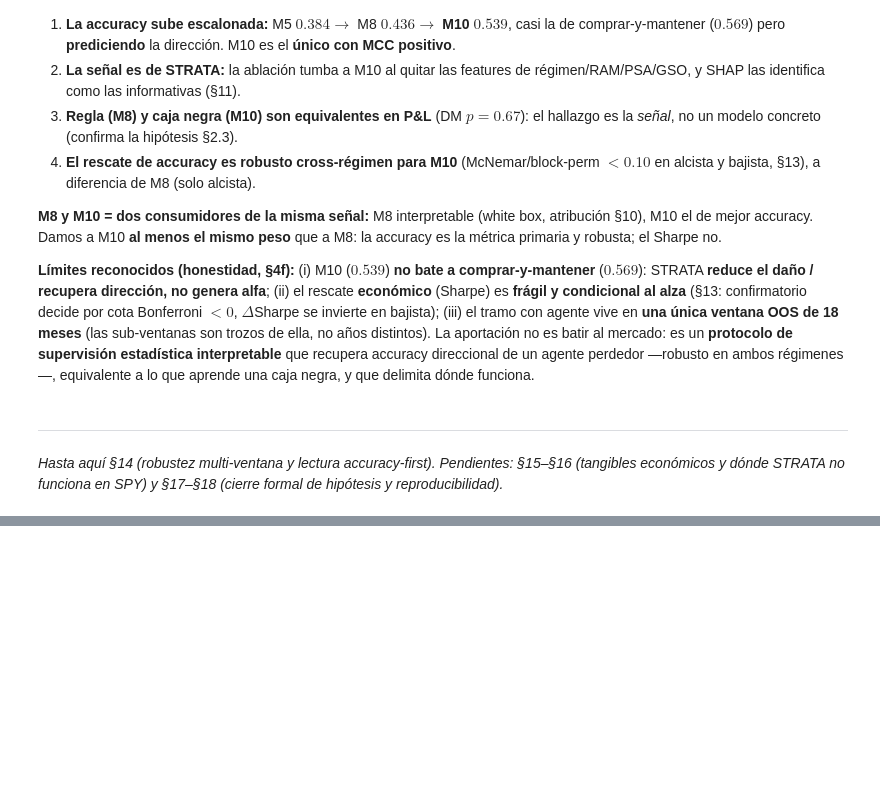
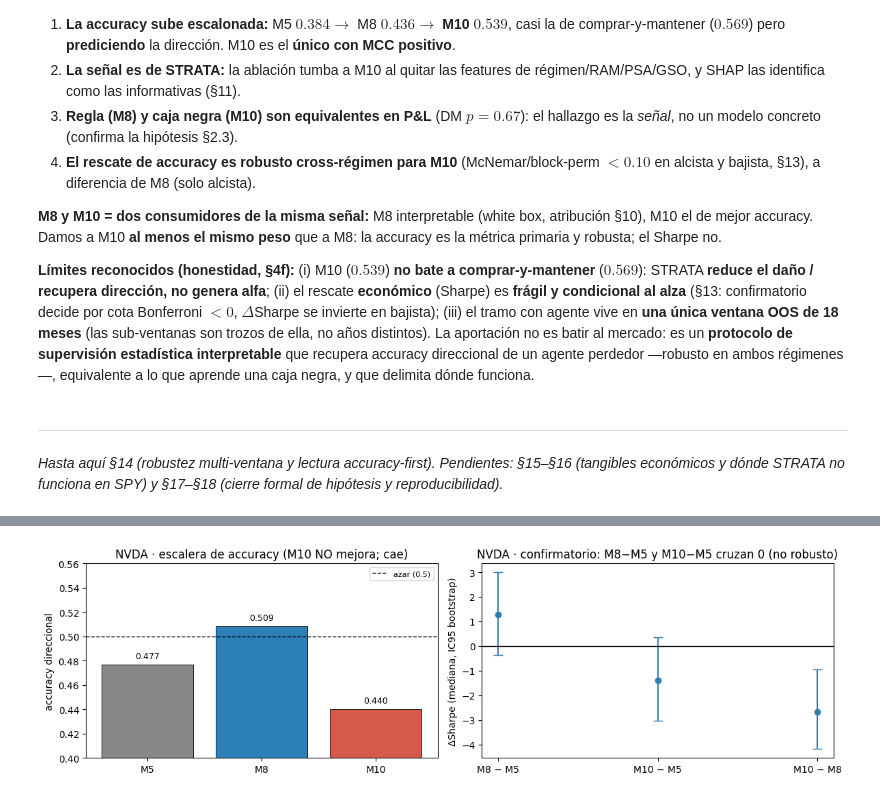
Before and after one commit to RaquelGarciah/Real-time-statistical-supervision-of-an-AI-trading-agent, a Jupyter notebook: notebooks/strata_canonical.ipynb, the cells around one changed output, grey strips where cells are left out. Cells and saved outputs as stored; diff of their text form; code cells hidden in the pictures; blank space fills up the shorter version.

```diff
--- a/notebooks/strata_canonical.ipynb
+++ b/notebooks/strata_canonical.ipynb
@@ -1875,0 +2036,82 @@ económicos y dónde STRATA no funciona en SPY) y §17–§18 (cierre formal de
+# %%
+# Aplicación de los modelos sobre NVDA: todo desde walkforward_robustez_nvda.json (réplica del de SPY).
+import json
+import numpy as np, pandas as pd
+import matplotlib.pyplot as plt
+
+wf_n = json.load(open("outputs/experiments/walkforward_robustez_nvda.json"))
+mt = wf_n["master_table"]
+
+ladder_n = pd.DataFrame({
+    "accuracy": [mt["m5"]["accuracy"], mt["m8"]["accuracy"], mt["m10"]["accuracy"]],
+    "MCC":      [mt["m5"]["mcc"],      mt["m8"]["mcc"],      mt["m10"]["mcc"]],
+    "AUC":      [mt["m5"]["auc"],      mt["m8"]["auc"],      mt["m10"]["auc"]],
+    "Sharpe":   [mt["m5"]["sharpe"],   mt["m8"]["sharpe"],   mt["m10"]["sharpe"]],
+    "equity_€1000": [1000*mt["m5"]["equity_final"], 1000*mt["m8"]["equity_final"], 1000*mt["m10"]["equity_final"]],
+}, index=["M5 (agente solo)", "M8 (regla STRATA, white box)", "M10 (XGBoost sobre features STRATA)"])
+print("Escalera NVDA (accuracy PRIMARIA; Sharpe ilustrativo y frágil):")
+display(ladder_n.round(3))
+
+# Confirmatorio: bootstrap estacionario PAREADO; el VEREDICTO usa la cota Bonferroni de 2 (no el IC95).
+conf = wf_n["part_b_confirmatory"]
+conf_tbl = pd.DataFrame({
+    "mediana ΔSharpe": [conf[k]["median_delta_sharpe"] for k in ("m8_vs_m5","m10_vs_m5","m10_vs_m8")],
+    "IC95 low":        [conf[k]["ci95_boot"]["low"]  for k in ("m8_vs_m5","m10_vs_m5","m10_vs_m8")],
+    "IC95 high":       [conf[k]["ci95_boot"]["high"] for k in ("m8_vs_m5","m10_vs_m5","m10_vs_m8")],
+    "cota Bonf (veredicto)": [conf[k]["ci_bonf2_low"] for k in ("m8_vs_m5","m10_vs_m5","m10_vs_m8")],
+}, index=["M8 − M5", "M10 − M5", "M10 − M8"])
+conf_tbl["robusto (cota>0)"] = conf_tbl["cota Bonf (veredicto)"] > 0
+print("\nConfirmatorio ΔSharpe (bootstrap estacionario pareado, Politis-Romano):")
+display(conf_tbl.round(3))
+
+# Parte A (robustez inter-época del MODELO) e informatividad direccional del régimen.
+pa = wf_n["part_a"]
+print(f"\nParte A · K=3 domina a K=2 en {pa['heldout_ll']['k3_domina_frac']:.3f} de los orígenes "
+      f"(el MODELO de régimen generaliza). Pero informatividad DIRECCIONAL del régimen: "
+      f"frac ventanas acc≥0.5 = {pa['directional']['frac_windows_acc_ge_0p5']:.3f}, "
+      f"sign test k={pa['directional']['sign_test']['k']}/{pa['directional']['sign_test']['n']} "
+      f"p={pa['directional']['sign_test']['p']:.2f} → NO informativo.")
+
+# McNemar estratificado por régimen y por drift (Holm). Ningún estrato sobrevive la corrección.
+print("\nMcNemar estratificado (M8 vs M5), p_adj de Holm por estrato:")
+holm = wf_n["stratified_mcnemar"]["m8_vs_m5"]["holm_bonferroni"]
+display(pd.Series({k: v["p_adj"] for k, v in holm.items()}, name="Holm p_adj").round(3))
+print("→ Ningún estrato (régimen ni signo de drift) muestra diferencia significativa: p_adj=1.0 en todos.")
+
+# Deflated Sharpe RE-DECLARADO (condición de rigor): n_trials=3 SUBESTIMA el grid explorado.
+dsr = wf_n["deflated_sharpe"]
+print(f"\nDeflated Sharpe (López de Prado): M8 DSR={dsr['m8']['dsr']:.3f}, M10 DSR={dsr['m10']['dsr']:.3f} "
+      f"(reportados con n_trials={dsr['m8']['n_trials']}).")
+print("  n_trials=3 subestima el espacio de búsqueda (4 variantes override A/B/C/D × modos GSO × esquemas")
+print("  de ventana × τ ⇒ ≥10 configuraciones). Con el grid real el DSR de M8 cae por debajo de 0.5:")
+print("  P(Sharpe>0) ≈ azar. NO se afirma que M8 sobreviva al Deflated Sharpe.")
+
+# Veredicto pre-registrado.
+v = wf_n["verdict"]
+print(f"\nVEREDICTO NVDA: composicion = '{v['composicion']}'  "
+      f"(h1_b M8vsM5={v['h1_b_m8_vs_m5']}, h1_b M10vsM5={v['h1_b_m10_vs_m5']}, "
+      f"falsif bajista M8={v['falsif_spy_m8_bajista']} M10={v['falsif_spy_m10_bajista']}).")
+
+# --- Figuras ---
+fig, axes = plt.subplots(1, 2, figsize=(12, 3.6))
+ax = axes[0]
+accs = [mt["m5"]["accuracy"], mt["m8"]["accuracy"], mt["m10"]["accuracy"]]
+ax.bar(["M5", "M8", "M10"], accs, color=["#888", "#2c7fb7", "#d65a4a"], edgecolor="black", lw=0.6)
+ax.axhline(0.5, color="black", ls="--", lw=1, label="azar (0.5)")
+for i, a in enumerate(accs):
+    ax.text(i, a + 0.005, f"{a:.3f}", ha="center", fontsize=9)
+ax.set_ylim(0.40, 0.56); ax.set_ylabel("accuracy direccional")
+ax.set_title("NVDA · escalera de accuracy (M10 NO mejora; cae)"); ax.legend(fontsize=8)
+
+ax = axes[1]
+pairs = ["M8 − M5", "M10 − M5", "M10 − M8"]
+meds = [conf[k]["median_delta_sharpe"] for k in ("m8_vs_m5","m10_vs_m5","m10_vs_m8")]
+los  = [conf[k]["ci95_boot"]["low"]  for k in ("m8_vs_m5","m10_vs_m5","m10_vs_m8")]
+his  = [conf[k]["ci95_boot"]["high"] for k in ("m8_vs_m5","m10_vs_m5","m10_vs_m8")]
+yerr = [[m - lo for m, lo in zip(meds, los)], [hi - m for m, hi in zip(meds, his)]]
+ax.errorbar(pairs, meds, yerr=yerr, fmt="o", color="#2c7fb7", capsize=5, lw=1.5)
+ax.axhline(0, color="black", lw=1)
+ax.set_ylabel("ΔSharpe (mediana, IC95 bootstrap)")
+ax.set_title("NVDA · confirmatorio: M8−M5 y M10−M5 cruzan 0 (no robusto)")
+plt.tight_layout(); plt.show()
+# %% [output]
@@ -1875,0 +2145 @@ económicos y dónde STRATA no funciona en SPY) y §17–§18 (cierre formal de
+[figure, added]
```
Also changed, not shown: parts of 19 cells of this notebook, 16 other files.
